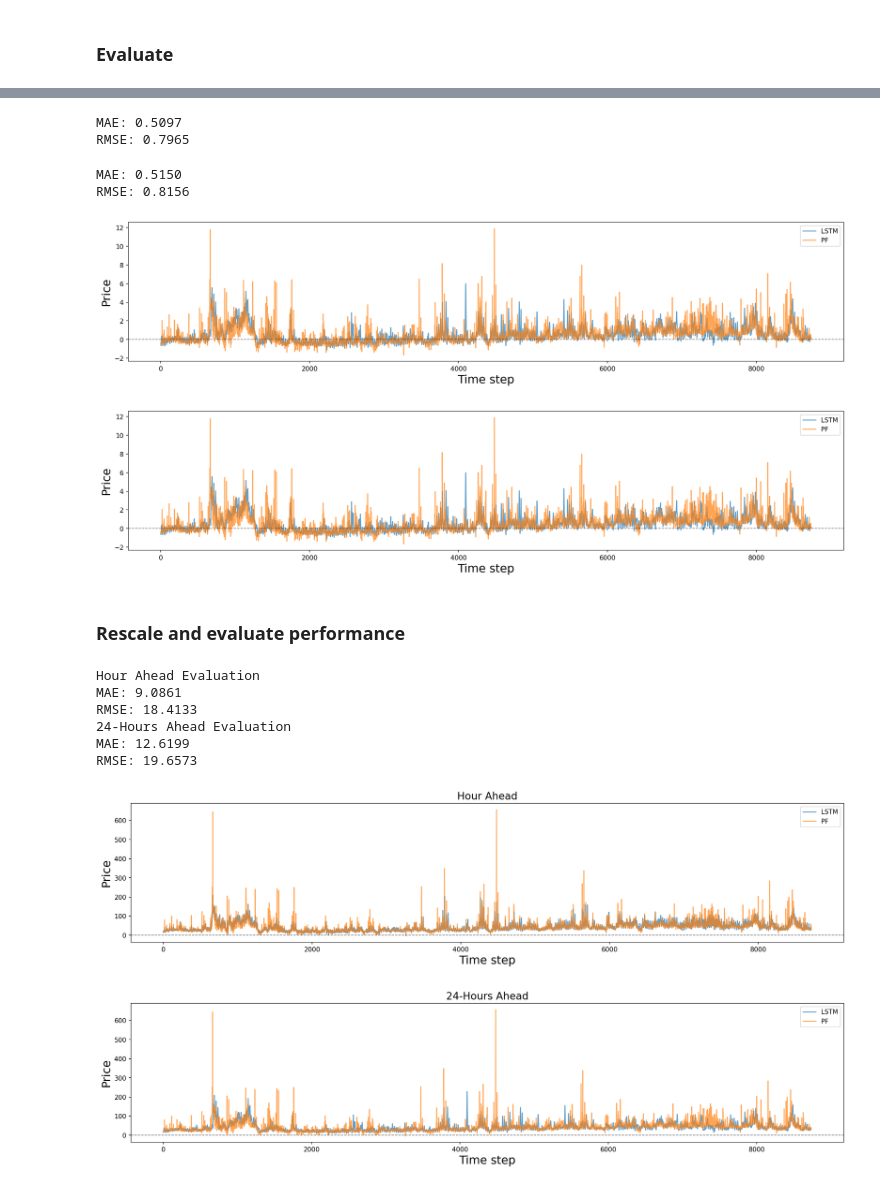
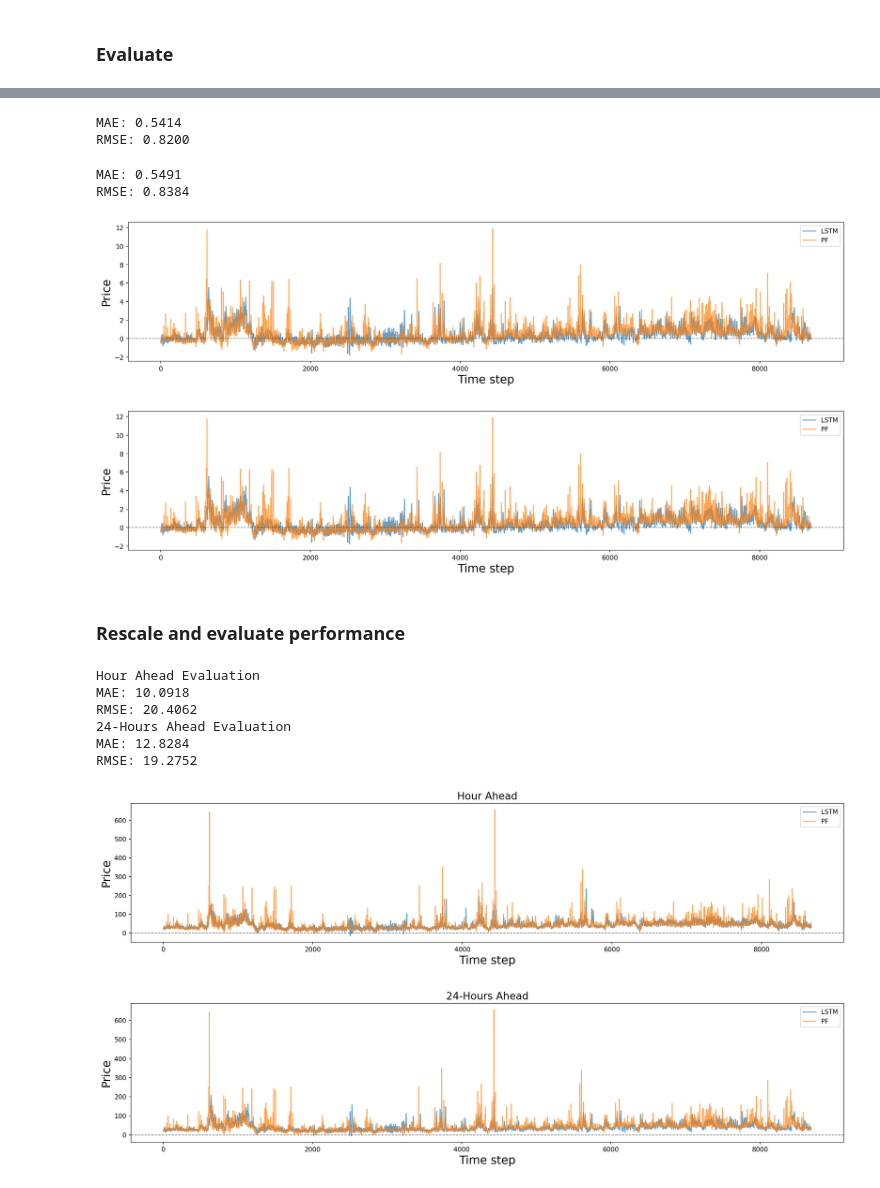
Before and after one commit to nhartz24/EAEE_E4000_Final_Project_RTP_Prediction, a Jupyter notebook: CNN_LSTM_model.ipynb, the cells around one changed output, grey strips where cells are left out. Drawn from its saved outputs; the diff is of its cells as text; code cells hidden in the pictures.

Commit message:
updated model

```diff
--- a/CNN_LSTM_model.ipynb
+++ b/CNN_LSTM_model.ipynb
@@ -205,9 +205,7 @@ num_epochs     = 50   # number of total epochs
 cnn_lstm_model = Sequential()
 cnn_lstm_model.add(Conv1D(filters=n_filters,kernel_size=kernel_size, strides=2, padding='same',
                      input_shape=(x_train_cnn_lstm.shape[1],x_train_cnn_lstm.shape[2]), activation=activation))
-cnn_lstm_model.add(Conv1D(filters=n_filters,kernel_size=kernel_size, strides=2, padding='same',
-                     activation=activation))
-cnn_lstm_model.add(TimeDistributed(Dense(100, activation='relu')))
+cnn_lstm_model.add(MaxPooling1D(pool_size))
 cnn_lstm_model.add(LSTM(n_lstm_unit, activation=activation))
 cnn_lstm_model.add(Dense(100, activation='linear'))
 cnn_lstm_model.add(Dense(n_steps_out, activation='linear'))
@@ -277,25 +278,25 @@ errors = y_test_pred - y_test_cnn_lstm[:,:,0]
 print('MAE: {:.4f}'.format(np.abs(errors).mean()))
 print('RMSE: {:.4f}'.format(np.sqrt(np.square(errors).mean())))
 # %% [output]
-MAE: 0.5097
-RMSE: 0.7965
+MAE: 0.5414
+RMSE: 0.8200
 # %%
 # Evaluation metrics
 # 24 hours ahead
-errors = y_test_pred[::24,:] - y_test_cnn[::24,:,0]
+errors = y_test_pred[::24,:] - y_test_cnn_lstm[::24,:,0]
 print('MAE: {:.4f}'.format(np.abs(errors).mean()))
 print('RMSE: {:.4f}'.format(np.sqrt(np.square(errors).mean())))
 # %% [output]
-MAE: 0.5150
-RMSE: 0.8156
+MAE: 0.5491
+RMSE: 0.8384
 # %%
-plot_predictions(y_test_pred[::24,:].flatten(), y_test_cnn[::24,:,0].flatten(), '')
+plot_predictions(y_test_pred[::24,:].flatten(), y_test_cnn_lstm[::24,:,0].flatten(), '')
 # %% [output]
-[figure, old version]
+[figure, new version]
 # %%
-plot_predictions(y_test_pred[::24,:].flatten(), y_test_cnn[::24,:,0].flatten(), '')
+plot_predictions(y_test_pred[::24,:].flatten(), y_test_cnn_lstm[::24,:,0].flatten(), '')
 # %% [output]
-[figure, old version]
+[figure, new version]
 # %% [markdown]
 ### Rescale and evaluate performance
 # %%
@@ -321,13 +322,13 @@ plot_predictions(y_test_pred_invlog[:,0].flatten(), y_test_cnn_lstm_invlog[:,0,0
 plot_predictions(y_test_pred_invlog[::24,:].flatten(), y_test_cnn_lstm_invlog[::24,:,0].flatten(), '24-Hours Ahead')
 # %% [output]
 Hour Ahead Evaluation
-MAE: 9.0861
-RMSE: 18.4133
+MAE: 10.0918
+RMSE: 20.4062
 24-Hours Ahead Evaluation
-MAE: 12.6199
-RMSE: 19.6573
+MAE: 12.8284
+RMSE: 19.2752
-[figure, old version]
+[figure, new version]
-[figure, old version]
+[figure, new version]
 # %%
 # Evaluation metrics
 # 24 hours ahead
```
Also changed, not shown: parts of 8 cells of this notebook.
